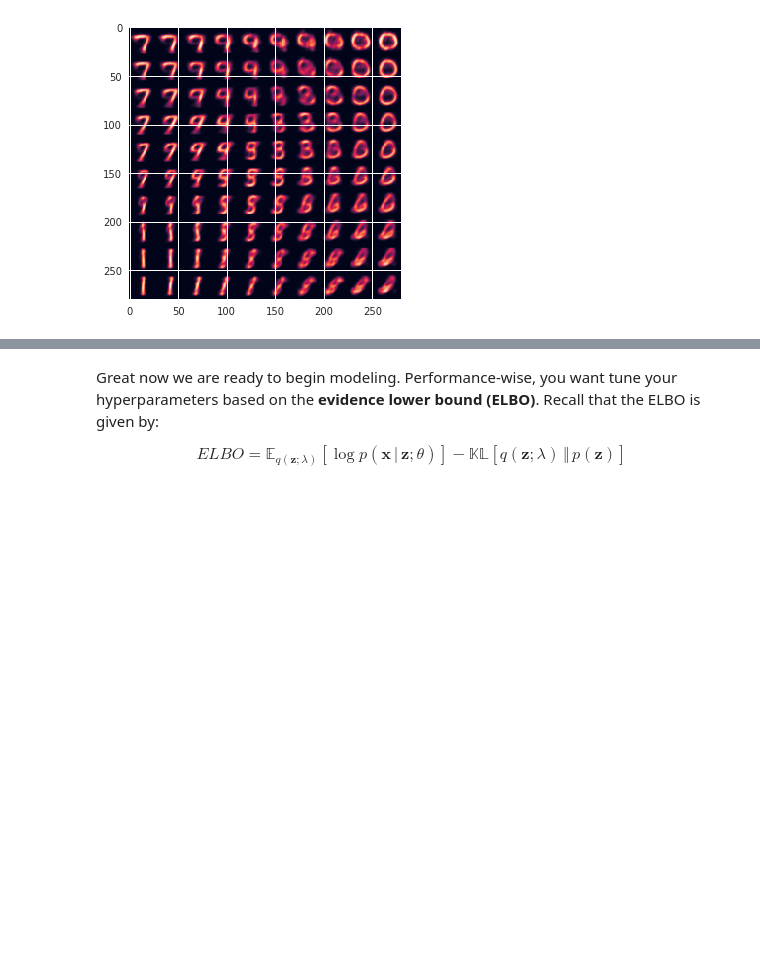
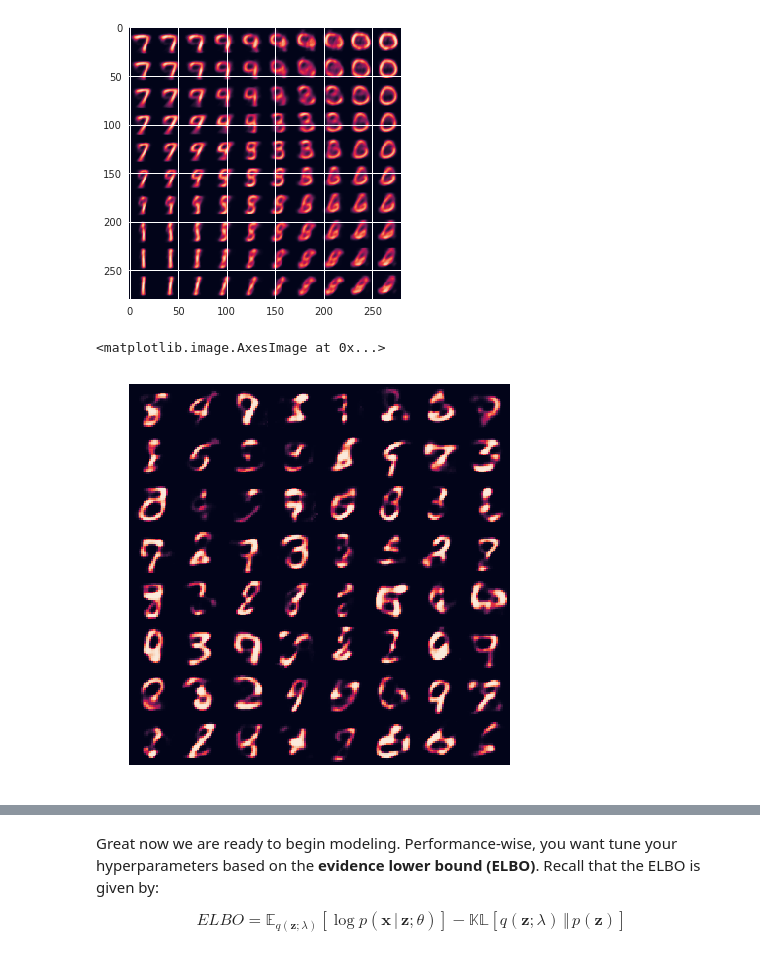
Before and after one commit to melissayu01/CS287r, a Jupyter notebook: HW4/VAEs.ipynb, the cells around one changed output, grey strips where cells are left out. Drawn from its saved outputs; the diff is of its cells as text; code cells hidden in the pictures; blank space fills up the shorter version.

Commit message:
visualization

```diff
--- a/HW4/VAEs.ipynb
+++ b/HW4/VAEs.ipynb
@@ -99,8 +99,8 @@ class VariationalAutoencoder(nn.Module):
         if USE_CUDA:
             Z = Z.cuda()
         latent_samps = means + Z * torch.exp(1/2 * log_vars)
-        probs = self.decoder(latent_samps)
-        return probs, means, log_vars
+        log_probs = self.decoder(latent_samps)
+        return log_probs, means, log_vars
 # %%
 class MLPEncoder(nn.Module):
     def __init__(self, latent_dim, hid_layer_dim):
@@ -179,7 +179,7 @@ def train(model, data, optimizer):
         data_loss += avg_loss * img.size(0)
     return data_loss / data_size
 # %%
-LATENT_DIM = 2
+LATENT_DIM = 20
 HID_LAYER_DIM = 500
 N_EPOCHS = 200
 # %%
@@ -276,3 +276,23 @@ plt.imshow(imgs)
 # %% [output]
 <matplotlib.image.AxesImage at 0x...>
 [figure]
+# %%
+imgs = []
+for _ in range(64):
+    Z = Variable(torch.normal(means=torch.zeros(1, LATENT_DIM),
+                              std=torch.ones(1, LATENT_DIM)))
+    imgs.append(Z)
+imgs = torch.cat(imgs)
+if USE_CUDA:
+    imgs = imgs.cuda()
+log_probs = vae.decoder(imgs)
+probs = torch.exp(log_probs)[:, :, 1]
+Xs = probs.cpu().data.numpy()
+Xs = Xs.reshape(8, 8, 28, 28)
+Xs = np.concatenate(np.concatenate(Xs, axis=2), axis=0)
+plt.figure(figsize=(7, 7))
+plt.axis('off')
+plt.imshow(Xs)
+# %% [output]
+<matplotlib.image.AxesImage at 0x...>
+[figure, added]
```
Also changed, not shown: parts of 3 cells of this notebook.
